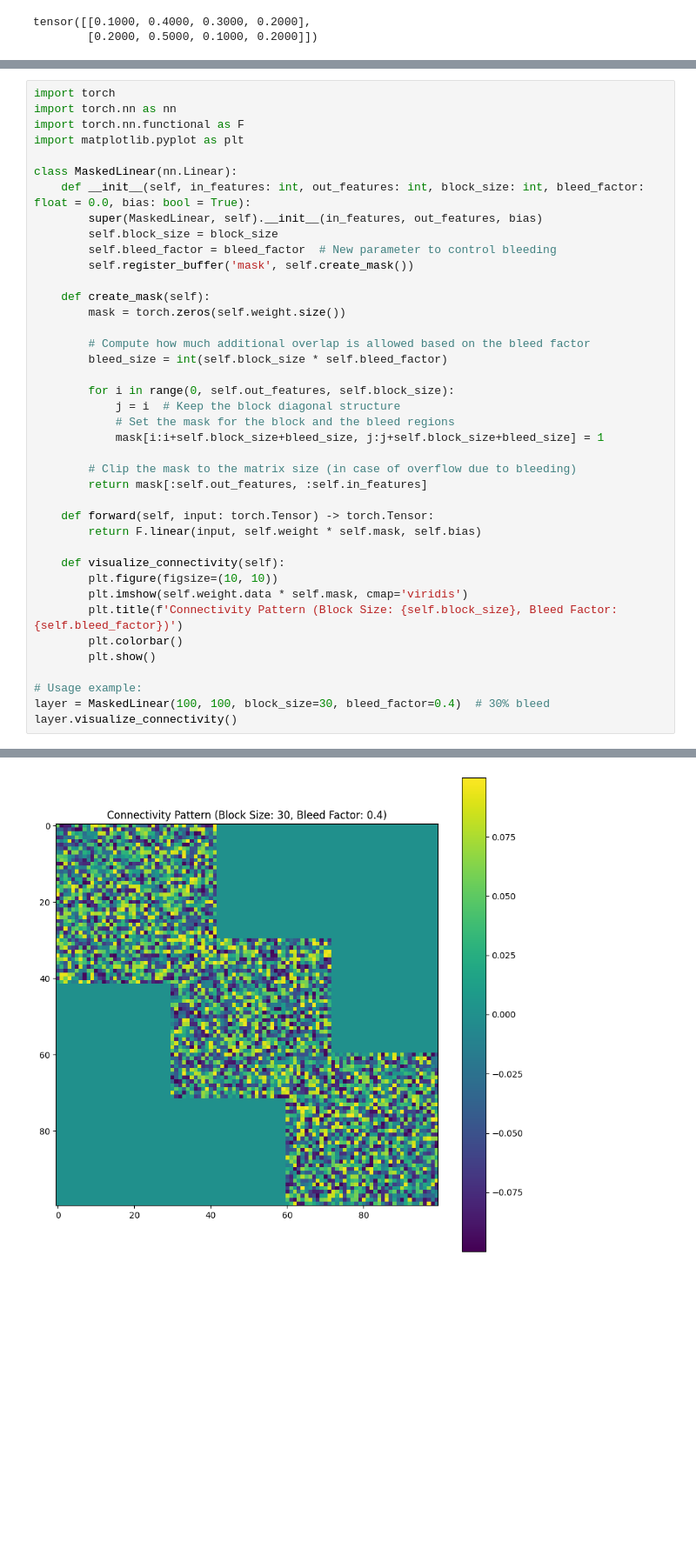
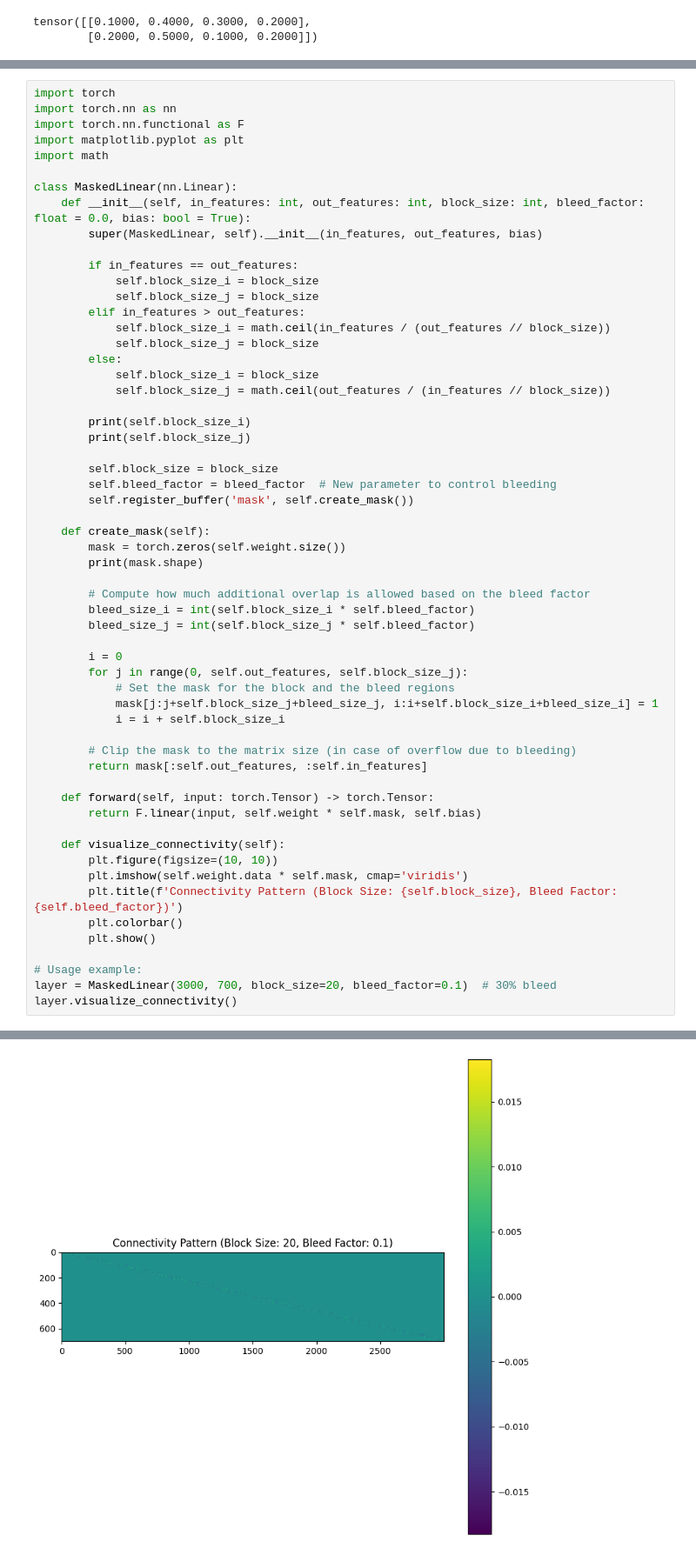
Before and after one commit to and-rewsmith/RecurrentForwardForward, a Jupyter notebook: playground/play.ipynb, the cells around one changed output, grey strips where cells are left out. Shown at 87% size. Drawn from its saved outputs; the diff is of its cells as text; blank space fills up the shorter version.

Commit message:
masked linear

```diff
--- a/playground/play.ipynb
+++ b/playground/play.ipynb
@@ -72,24 +72,42 @@ import torch
 import torch.nn as nn
 import torch.nn.functional as F
 import matplotlib.pyplot as plt
+import math
 
 class MaskedLinear(nn.Linear):
     def __init__(self, in_features: int, out_features: int, block_size: int, bleed_factor: float = 0.0, bias: bool = True):
         super(MaskedLinear, self).__init__(in_features, out_features, bias)
+
+        if in_features == out_features:
+            self.block_size_i = block_size
+            self.block_size_j = block_size
+        elif in_features > out_features:
+            self.block_size_i = math.ceil(in_features / (out_features // block_size))
+            self.block_size_j = block_size
+        else:
+            self.block_size_i = block_size
+            self.block_size_j = math.ceil(out_features / (in_features // block_size))
+
+        print(self.block_size_i)
+        print(self.block_size_j)
+
         self.block_size = block_size
         self.bleed_factor = bleed_factor  # New parameter to control bleeding
         self.register_buffer('mask', self.create_mask())
 
     def create_mask(self):
         mask = torch.zeros(self.weight.size())
+        print(mask.shape)
 
         # Compute how much additional overlap is allowed based on the bleed factor
-        bleed_size = int(self.block_size * self.bleed_factor)
+        bleed_size_i = int(self.block_size_i * self.bleed_factor)
+        bleed_size_j = int(self.block_size_j * self.bleed_factor)
 
-        for i in range(0, self.out_features, self.block_size):
-            j = i  # Keep the block diagonal structure
+        i = 0
+        for j in range(0, self.out_features, self.block_size_j):
             # Set the mask for the block and the bleed regions
-            mask[i:i+self.block_size+bleed_size, j:j+self.block_size+bleed_size] = 1
+            mask[j:j+self.block_size_j+bleed_size_j, i:i+self.block_size_i+bleed_size_i] = 1
+            i = i + self.block_size_i
 
         # Clip the mask to the matrix size (in case of overflow due to bleeding)
         return mask[:self.out_features, :self.in_features]
@@ -105,6 +123,6 @@ class MaskedLinear(nn.Linear):
         plt.show()
 
 # Usage example:
-layer = MaskedLinear(100, 100, block_size=30, bleed_factor=0.4)  # 30% bleed
+layer = MaskedLinear(3000, 700, block_size=20, bleed_factor=0.1)  # 30% bleed
 layer.visualize_connectivity()
 # %% [output]
@@ -111,4 +132,4 @@ layer.visualize_connectivity()
-[figure, old version]
+[figure, new version]
 # %%
 # Updated function without prints and assuming label data is passed directly
 def is_confident(softmax_output, correct_labels):
```
Also changed, not shown: parts of 1 cell of this notebook, 1 other file.
